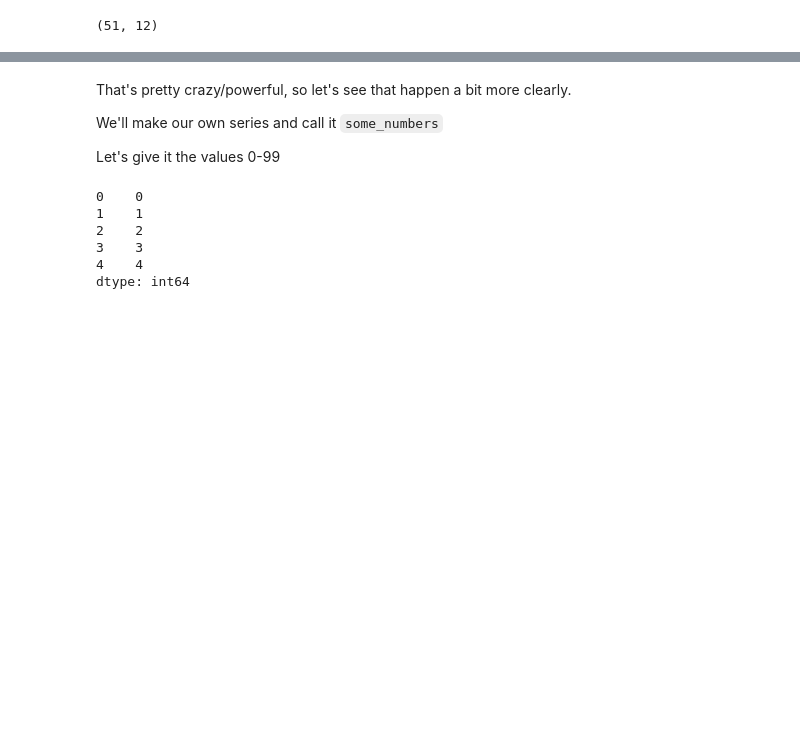
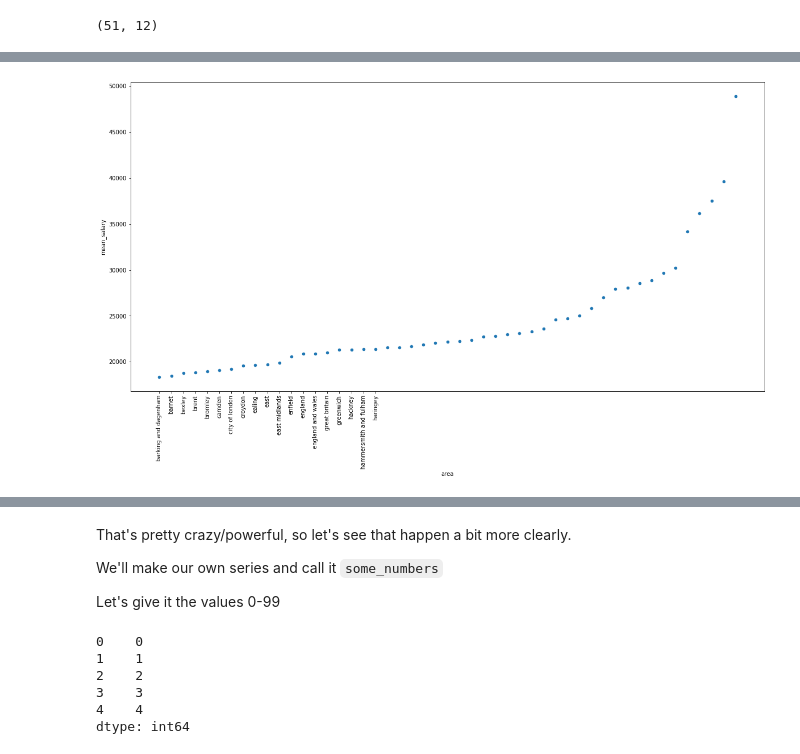
Before and after one commit to ShawnTew/OpenDataProject, a Jupyter notebook: basic_pandas.ipynb, the cells around one changed output, grey strips where cells are left out. Drawn from its saved outputs; the diff is of its cells as text; code cells hidden in the pictures; blank space fills up the shorter version.

```diff
--- a/basic_pandas.ipynb
+++ b/basic_pandas.ipynb
@@ -239,0 +271,5 @@ plt.show()
+# %%
+year99.sort_values('mean_salary').plot(kind='scatter', x ='area', y='mean_salary')
+plt.xticks(ticks=mslocation, labels=year99.area, rotation = "vertical");
+# %% [output]
+[figure, added]
```
Also changed, not shown: parts of 19 cells of this notebook, 2 other files.
